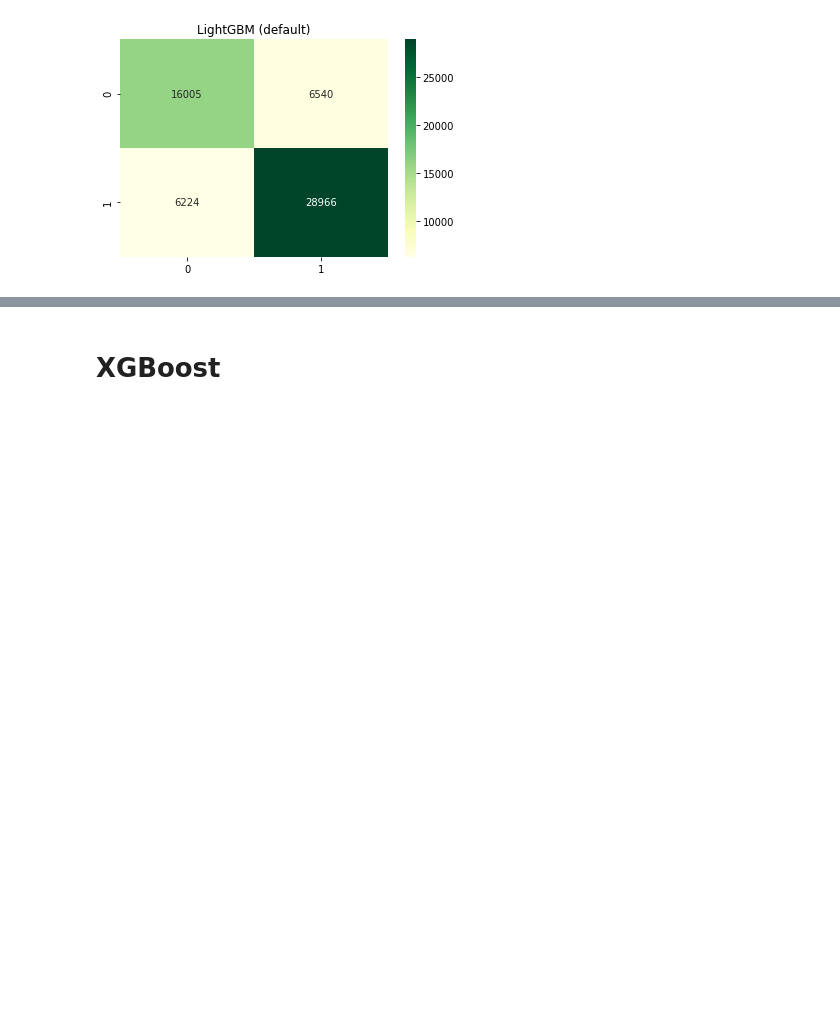
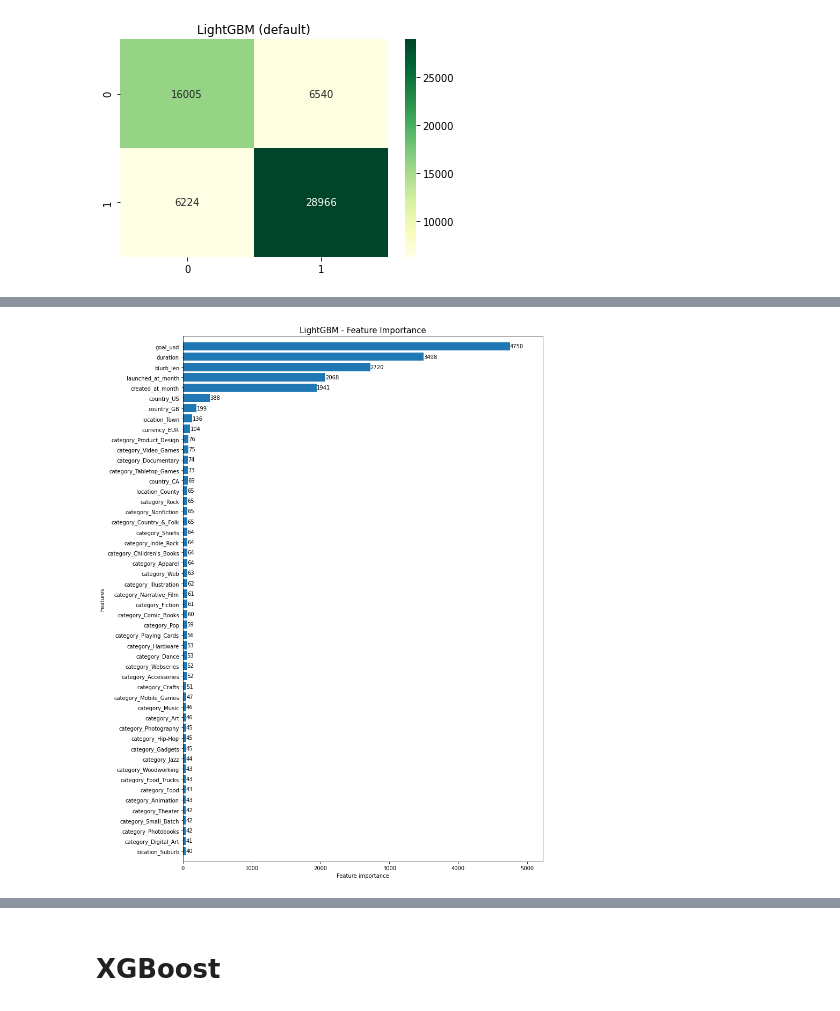
Before and after one commit to dominikmn/ds-kickstarter-project, a Jupyter notebook: 06_model_dominik.ipynb, the cells around one changed output, grey strips where cells are left out. Cells and saved outputs as stored; diff of their text form; code cells hidden in the pictures; blank space fills up the shorter version.

```diff
--- a/06_model_dominik.ipynb
+++ b/06_model_dominik.ipynb
@@ -196,0 +197,14 @@ plt.show();
+# %%
+model = lgb.LGBMClassifier(random_state=RSEED)
+# %%
+params_lgb = {
+    'n_estimators': [100, 400, 700],   # default 100
+    #'colsample_bytree': [0.7, 0.8, 1.],   # default 1.
+    'max_depth': [-1, 60, 120],          # default -1
+    #'num_leaves': [31, 50, 100],      # default 31
+    #'reg_alpha': [0., 1.1, 1.2],     # default 0.
+    #'reg_lambda': [0., 1.1, 1.2],     # default 0.
+    #'min_split_gain': [0.3, 0.4],     # default 0.
+    #'subsample': [0.7, 0.8, 0.9],     # default 1.
+    #'subsample_freq': [20]     # default 0
+    }
@@ -196,0 +251,8 @@ plt.show();
+# %%
+fig, ax = plt.subplots(figsize=(12,18))
+lgb.plot_importance(gs_lgb.best_estimator_, max_num_features=50, height=0.8, ax=ax)
+ax.grid(False)
+plt.title("LightGBM - Feature Importance", fontsize=15)
+plt.savefig('feature_importance_top50_lightgbm.png')
+# %% [output]
+[figure, added]
```
Also changed, not shown: parts of 12 cells of this notebook.
